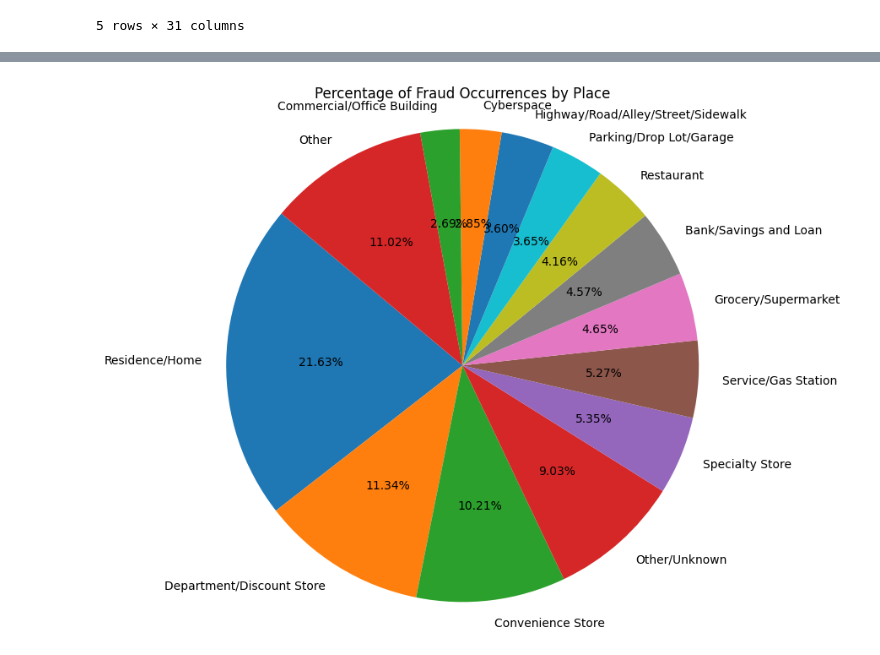
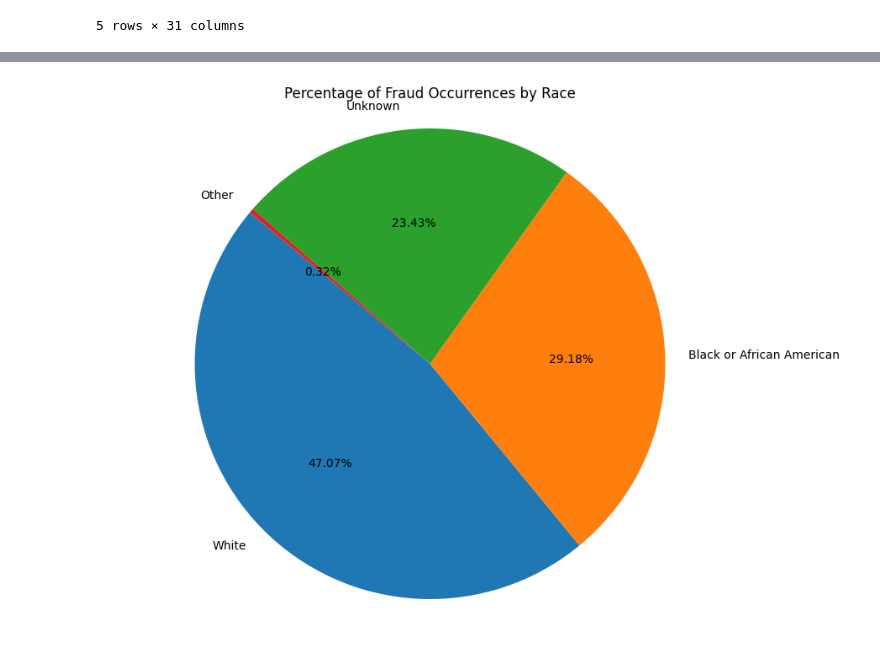
Before and after one commit to ryantangmj/ryantangmj.github.io, a Jupyter notebook: final_tutorial.ipynb, the cells around one changed output, grey strips where cells are left out. Drawn from its saved outputs; the diff is of its cells as text; code cells hidden in the pictures.

```diff
--- a/final_tutorial.ipynb
+++ b/final_tutorial.ipynb
@@ -18,8 +18,10 @@ data.head()
 | 4 | 2012 | FL0160200 | Jacksonville | NaN | City | FL | Florida | ... |
 5 rows × 31 columns
 # %%
-card_fraud = data[data["offense_name"] == "Credit Card/Automated Teller Machine Fraud"]
-card_fraud.head()
+fraud_data = data[data["offense_name"].isin(["Credit Card/Automated Teller Machine Fraud",
+                                              "Wire Fraud",
+                                              "Welfare Fraud"])]
+fraud_data.head()
 # %% [output]
 |  | data_year | ori | pub_agency_name | pub_agency_unit | agency_type_name | state_abbr | state_name | ... |
 | 349 | 2012 | SC0200000 | Fairfield | NaN | County | SC | South Carolina | ... |
@@ -43,21 +96,21 @@ plt.show()
 # %%
 # count the occurrences of fraud by place
-fraud_by_region = card_fraud['location_name'].value_counts()
+fraud_by_race = fraud_data['offender_race'].value_counts()
 
 # define a threshold for grouping smaller slices
 threshold = 0.02
-total_frauds = fraud_by_region.sum()
-fraud_by_region = fraud_by_region[fraud_by_region / total_frauds > threshold]
+total_frauds = fraud_by_race.sum()
+fraud_by_race = fraud_by_race[fraud_by_race / total_frauds > threshold]
 
 # add an 'Other' category for the remaining slices
-other_frauds = total_frauds - fraud_by_region.sum()
-fraud_by_region['Other'] = other_frauds
+other_frauds = total_frauds - fraud_by_race.sum()
+fraud_by_race['Other'] = other_frauds
 
 # plotting the pie chart
 plt.figure(figsize=(10, 8))
-plt.pie(fraud_by_region, labels=fraud_by_region.index, autopct='%1.2f%%', startangle=140)
-plt.title('Percentage of Fraud Occurrences by Place')
+plt.pie(fraud_by_race, labels=fraud_by_race.index, autopct='%1.2f%%', startangle=140)
+plt.title('Percentage of Fraud Occurrences by Race')
 plt.axis('equal')
 plt.show()
 # %% [output]
-[figure, old version]
+[figure, new version]
```
Also changed, not shown: parts of 7 cells of this notebook.
